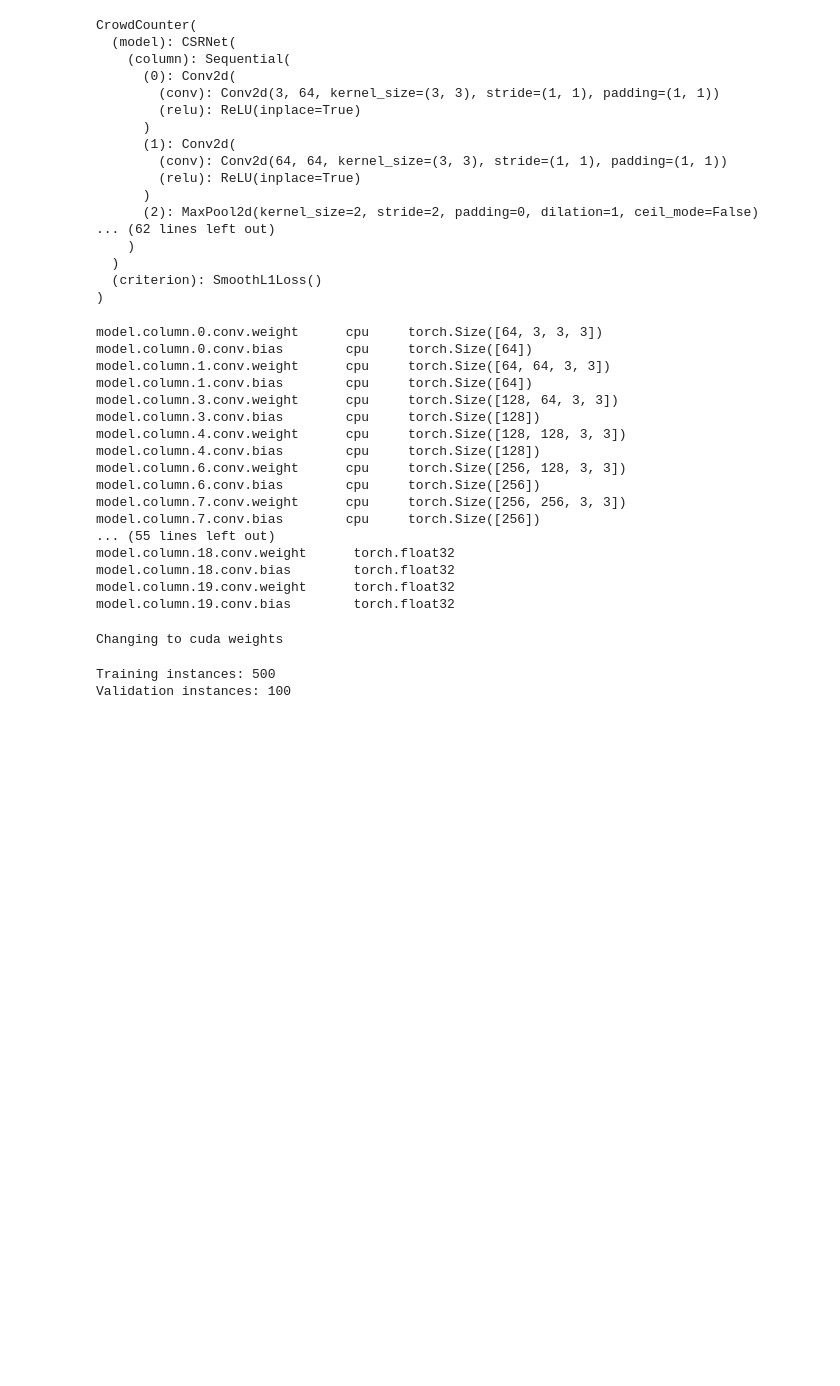
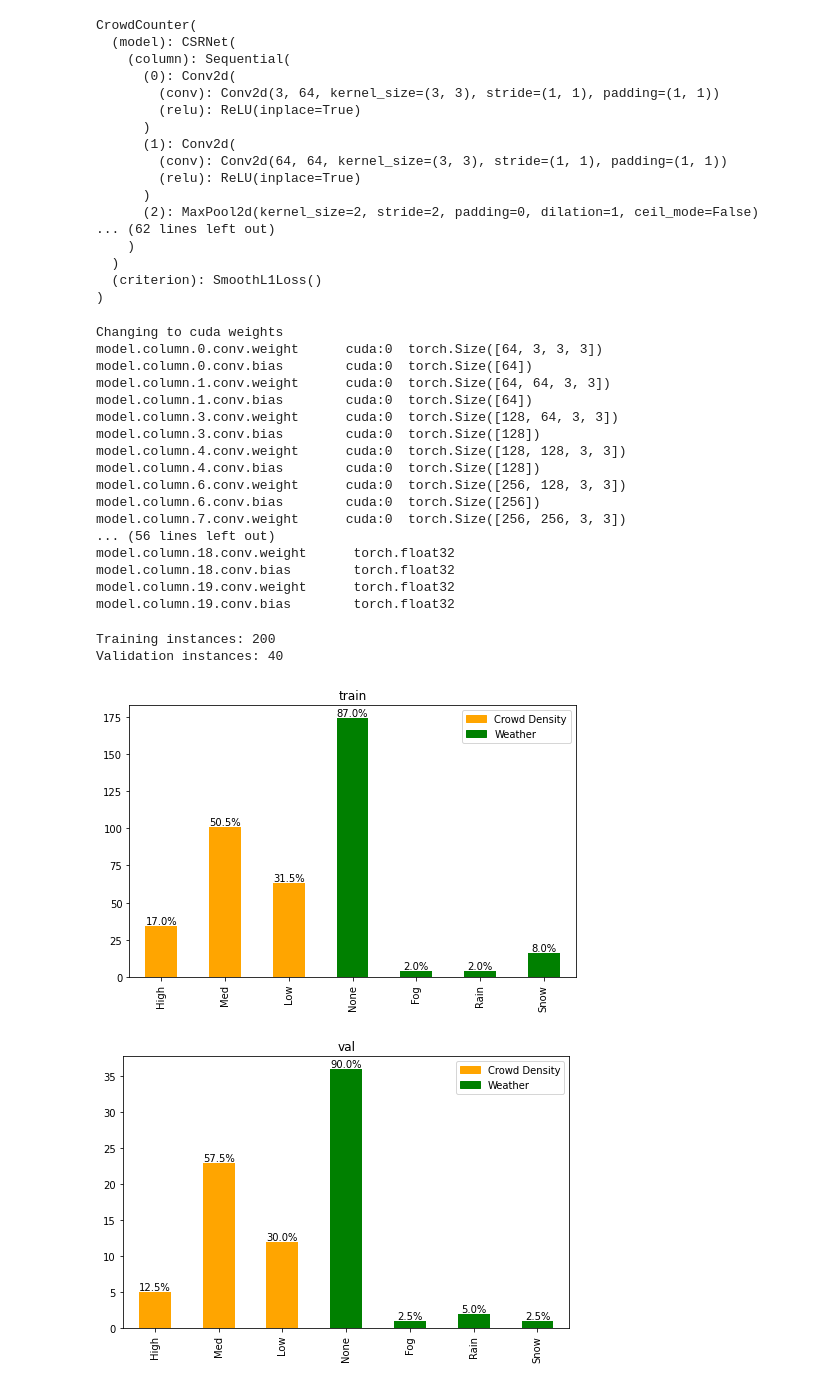
Before and after one commit to CS3244-AY2021-SEM-1/cnn-model, a Jupyter notebook: notebooks/csrnet-training.ipynb, the cells around one changed output. Cells and saved outputs as stored; diff of their text form; code cells hidden in the pictures; blank space fills up the shorter version.

Commit message:
updated training notebook

```diff
--- a/notebooks/csrnet-training.ipynb
+++ b/notebooks/csrnet-training.ipynb
@@ -120,6 +125,10 @@ CrowdCounter(
   (criterion): SmoothL1Loss()
 )
 # %%
+if is_cuda and torch.cuda.is_available():
+    print("Changing to cuda weights")
+    model.cuda()
+
 # Model parameters
 
 for name, param in model.named_parameters():
@@ -130,31 +139,25 @@ print("\nModel's state_dict: \n")
 for k, v in model.state_dict().items():
     print(k, "\t", v.dtype)
 # %% [output]
-model.column.0.conv.weight      cpu     torch.Size([64, 3, 3, 3])
-model.column.0.conv.bias        cpu     torch.Size([64])
-model.column.1.conv.weight      cpu     torch.Size([64, 64, 3, 3])
-model.column.1.conv.bias        cpu     torch.Size([64])
-model.column.3.conv.weight      cpu     torch.Size([128, 64, 3, 3])
-model.column.3.conv.bias        cpu     torch.Size([128])
-model.column.4.conv.weight      cpu     torch.Size([128, 128, 3, 3])
-model.column.4.conv.bias        cpu     torch.Size([128])
-model.column.6.conv.weight      cpu     torch.Size([256, 128, 3, 3])
-model.column.6.conv.bias        cpu     torch.Size([256])
-model.column.7.conv.weight      cpu     torch.Size([256, 256, 3, 3])
-model.column.7.conv.bias        cpu     torch.Size([256])
-... (55 lines left out)
+Changing to cuda weights
+model.column.0.conv.weight      cuda:0  torch.Size([64, 3, 3, 3])
+model.column.0.conv.bias        cuda:0  torch.Size([64])
+model.column.1.conv.weight      cuda:0  torch.Size([64, 64, 3, 3])
+model.column.1.conv.bias        cuda:0  torch.Size([64])
+model.column.3.conv.weight      cuda:0  torch.Size([128, 64, 3, 3])
+model.column.3.conv.bias        cuda:0  torch.Size([128])
+model.column.4.conv.weight      cuda:0  torch.Size([128, 128, 3, 3])
+model.column.4.conv.bias        cuda:0  torch.Size([128])
+model.column.6.conv.weight      cuda:0  torch.Size([256, 128, 3, 3])
+model.column.6.conv.bias        cuda:0  torch.Size([256])
+model.column.7.conv.weight      cuda:0  torch.Size([256, 256, 3, 3])
+... (56 lines left out)
 model.column.18.conv.weight      torch.float32
 model.column.18.conv.bias        torch.float32
 model.column.19.conv.weight      torch.float32
 model.column.19.conv.bias        torch.float32
 # %%
 # Change model weights tensors to be cuda tensors if is_cuda is true and cuda is available
-
-if is_cuda and torch.cuda.is_available():
-    print("Changing to cuda weights")
-    model.cuda()
-# %% [output]
-Changing to cuda weights
 # %%
 #training configuration
 
@@ -183,37 +182,40 @@ optimizer = torch.optim.Adam(params, lr=learning_rate)
 # %%
 # Load the images, take note the num_pool argument
 
-data_loader = ImageDataLoader(train_path, shuffle=False, pre_load=False, num_pool = 3)
-data_loader_val = ImageDataLoader(val_path, shuffle=False, pre_load=False, num_pool = 3)
+data_loader = ImageDataLoader(train_path, shuffle=False, pre_load=False, size = 200)
+data_loader_val = ImageDataLoader(val_path, shuffle=False, pre_load=False, size = 40)
 
 print('Training instances: {}'.format(data_loader.get_num_samples()))
 print('Validation instances: {}'.format(data_loader_val.get_num_samples()))
 # %% [output]
-Training instances: 500
-Validation instances: 100
+Training instances: 200
+Validation instances: 40
 # %%
 # Dataset Analysis
 
 def AnalyseLoader(loader, title='Breakdown of the images in the loader by type'):
     d = {'High': 0, 'Med': 0, 'Low': 0, 'None': 0, 'Fog': 0, 'Rain': 0, 'Snow': 0}
     colours = ['orange', 'orange', 'orange', 'green', 'green', 'green', 'green']
     labels = ['crowd', 'weather', 'weather', 'weather', 'weather', 'weather', 'weather']
     for id, blob in enumerate(loader):
         metadata = blob['metadata']
         d[metadata['crowd_density']] += 1
         d[metadata['weather']] += 1
     for i, key in enumerate(d):
         plt.text(i, d[key], '{}%'.format(d[key]*100/loader.get_num_samples()),
                  ha='center', va='bottom', size=10)
     pd.Series(d).plot(kind='bar', figsize=(8,5), color=colours)
     leg1 = mpatches.Patch(color='orange', label='Crowd Density')
     leg2 = mpatches.Patch(color='green', label='Weather')
     plt.legend(handles=[leg1, leg2])
     plt.title(title)
     plt.show()
 
-#AnalyseLoader(data_loader, title='train')
-#AnalyseLoader(data_loader_val, title='val')
+AnalyseLoader(data_loader, title='train')
+AnalyseLoader(data_loader_val, title='val')
+# %% [output]
+[figure, added]
+[figure, added]
 # %%
 #Tensorboard  config
 use_tensorboard = True
```
Also changed, not shown: parts of 6 cells of this notebook.
